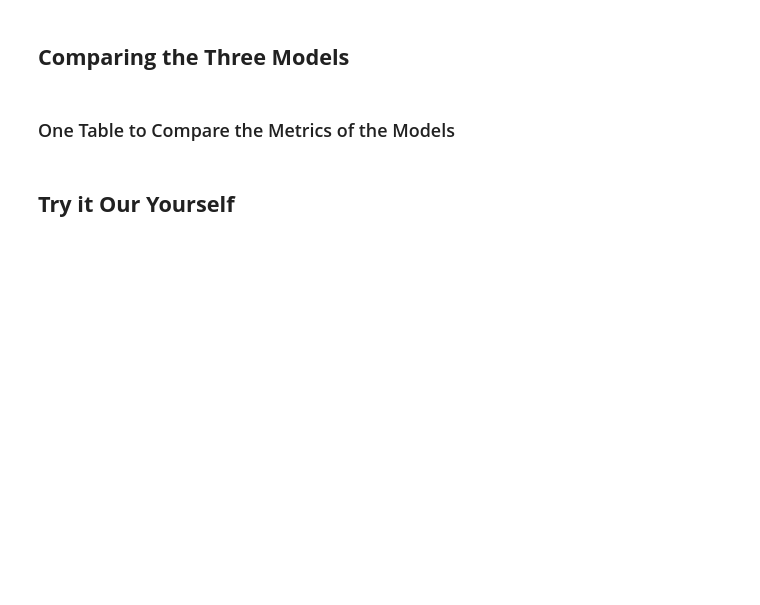
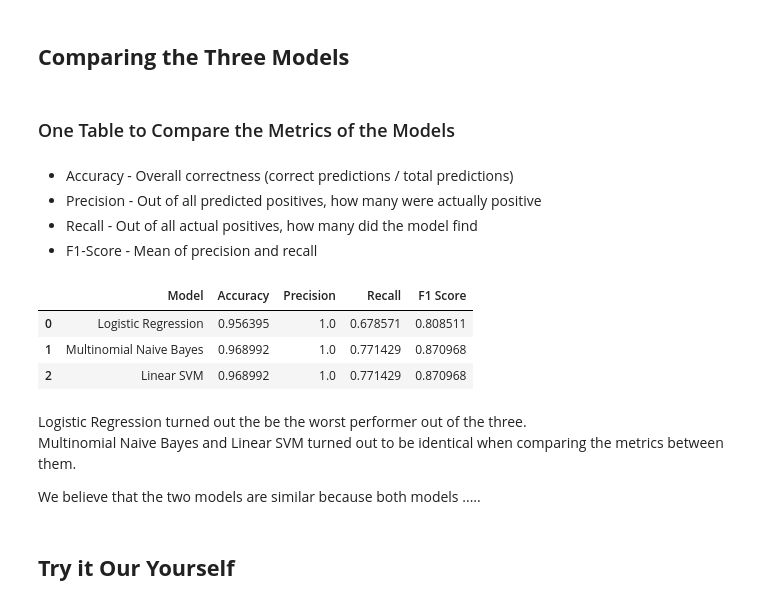
Before and after one commit to jackson-trader/CS462-Email-Spam-Classifier, a Jupyter notebook: CS462_Email_Spam_Classifier.ipynb, the cells around one changed output. Saved outputs shown, nothing was run; the diff lists cells and outputs as text; code cells hidden in the pictures; blank space fills up the shorter version.

```diff
--- a/CS462_Email_Spam_Classifier.ipynb
+++ b/CS462_Email_Spam_Classifier.ipynb
@@ -313,6 +310,52 @@ Confusion Matrix:
 ## **Comparing the Three Models**
 # %% [markdown]
 ### One Table to Compare the Metrics of the Models
+# %% [markdown]
+*   Accuracy - Overall correctness (correct predictions / total predictions)
+*   Precision - Out of all predicted positives, how many were actually positive
+*   Recall - Out of all actual positives, how many did the model find
+*   F1-Score - Mean of precision and recall
+# %%
+comparison_df = pd.DataFrame({
+    "Model": [
+        "Logistic Regression",
+        "Multinomial Naive Bayes",
+        "Linear SVM"
+    ],
+    "Accuracy": [
+        accuracy_score(y_test, lr_pred),
+        accuracy_score(y_test, nb_pred),
+        accuracy_score(y_test, svm_pred)
+    ],
+    "Precision": [
+        precision_score(y_test, lr_pred),
+        precision_score(y_test, nb_pred),
+        precision_score(y_test, svm_pred)
+    ],
+    "Recall": [
+        recall_score(y_test, lr_pred),
+        recall_score(y_test, nb_pred),
+        recall_score(y_test, svm_pred)
+    ],
+    "F1 Score": [
+        f1_score(y_test, lr_pred),
+        f1_score(y_test, nb_pred),
+        f1_score(y_test, svm_pred)
+    ]
+})
+
+# Show the comparison table
+comparison_df
+# %% [output]
+|  | Model | Accuracy | Precision | Recall | F1 Score |
+| 0 | Logistic Regression | 0.956395 | 1.0 | 0.678571 | 0.808511 |
+| 1 | Multinomial Naive Bayes | 0.968992 | 1.0 | 0.771429 | 0.870968 |
+| 2 | Linear SVM | 0.968992 | 1.0 | 0.771429 | 0.870968 |
+# %% [markdown]
+Logistic Regression turned out the be the worst performer out of the three. <br>
+Multinomial Naive Bayes and Linear SVM turned out to be identical when comparing the metrics between them.
+
+We believe that the two models are similar because both models .....
 # %% [markdown]
 ## **Try it Our Yourself**
 # %% [markdown]
```
Also changed, not shown: parts of 3 cells of this notebook.
